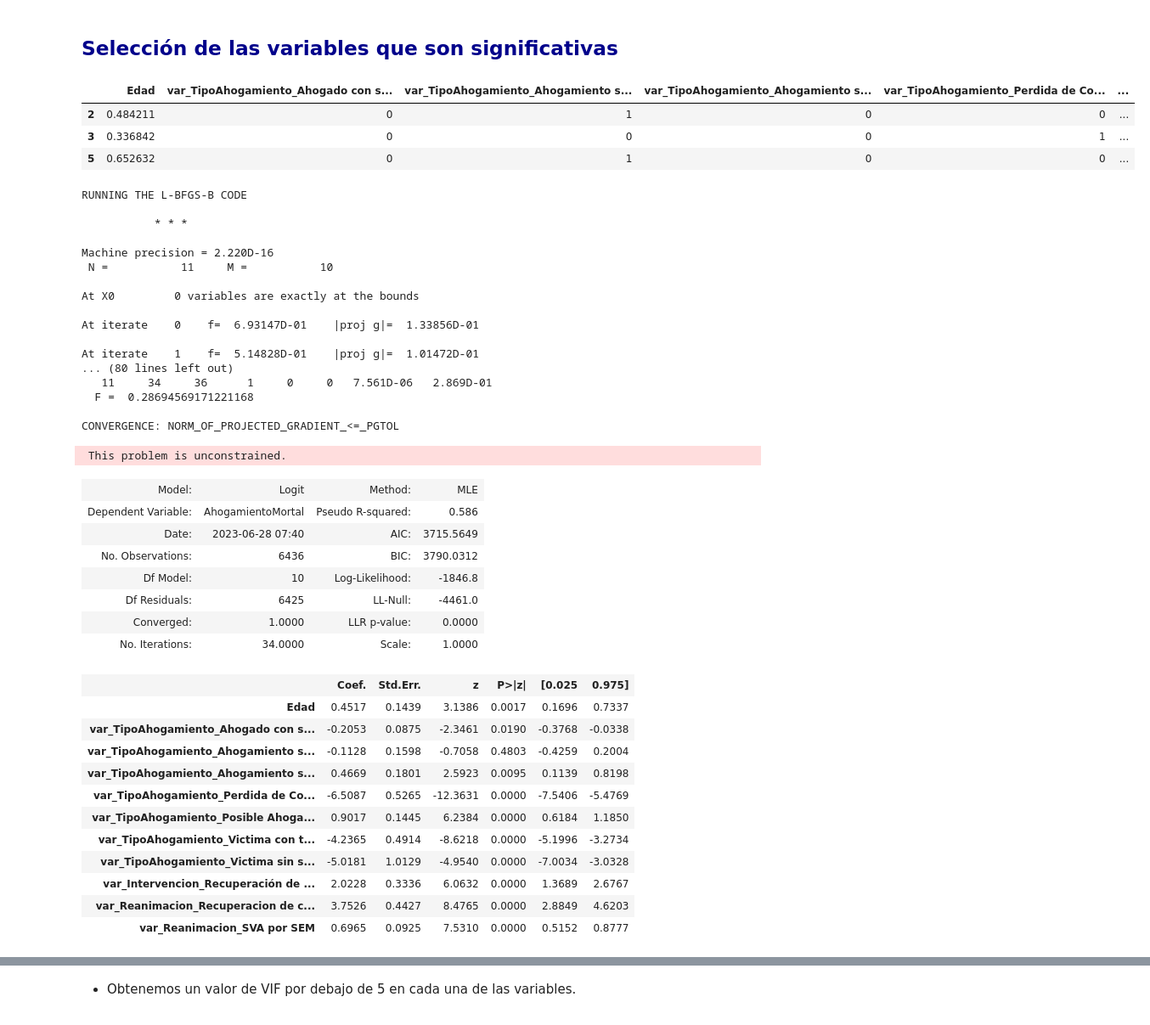
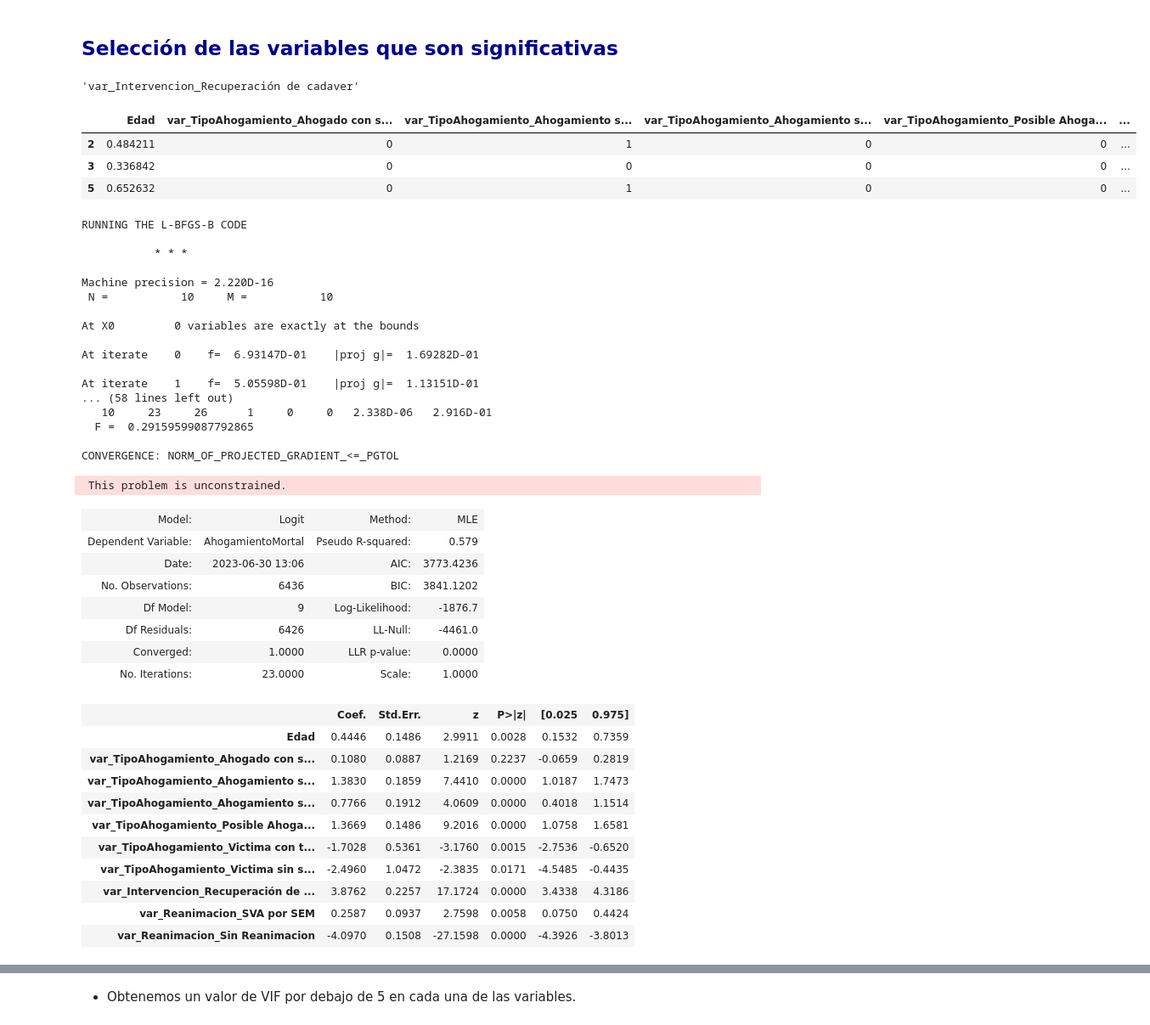
Before and after one commit to adrianova8/Datos_Ahogamientos_Espana, a Jupyter notebook: TFM - Notebooks/Machine Learning Techniques/Classification (Binary Logistic Regression).ipynb, the cells around one changed output, grey strips where cells are left out. Shown at 85% size. Drawn from its saved outputs; the diff is of its cells as text; code cells hidden in the pictures.

```diff
--- a/TFM - Notebooks/Machine Learning Techniques/Classification (Binary Logistic Regression).ipynb
+++ b/TFM - Notebooks/Machine Learning Techniques/Classification (Binary Logistic Regression).ipynb
@@ -374,15 +394,19 @@ array([3.08806151, 1.9755382 , 0.03532188, 0.09647457, 0.14504714,
 + Podemos realizar un análisis de valores propios (Eigenvalues) de la matriz de correlación. Si uno o más valores propios son cercanos a cero, indica una posible multicolinealidad. Un eigenvalue alto indica que una gran cantidad de varianza está siendo explicada por las variables en el conjunto, lo que sugiere una baja multicolinealidad. Por otro lado, un eigenvalue cercano a cero indica que hay una alta cantidad de varianza no explicada por las variables, lo que sugiere una posible presencia de multicolinealidad.
 # %% [markdown]
 ## <span style=color:darkblue>Selección de las variables que son significativas</span>
+# %%
+X.columns[8]
+# %% [output]
+'var_Intervencion_Recuperación de cadaver'
 # %%
 # Seleccionamos las variables que finalmente son candidatas para nuestro modelo
-columns_excluded = [11] # Eliminamos 'var_Reanimacion_Sin Reanimacion', altamente correlacionado y VIF alto
+columns_excluded = [4, 9] # 4 y 9
 X_selected = X.drop(X.columns[columns_excluded], axis = 1)
 X_selected.head(3)
 # %% [output]
-|  | Edad | var_TipoAhogamiento_Ahogado con s... | var_TipoAhogamiento_Ahogamiento s... | var_TipoAhogamiento_Ahogamiento s... | var_TipoAhogamiento_Perdida de Co... | ... |
+|  | Edad | var_TipoAhogamiento_Ahogado con s... | var_TipoAhogamiento_Ahogamiento s... | var_TipoAhogamiento_Ahogamiento s... | var_TipoAhogamiento_Posible Ahoga... | ... |
 | 2 | 0.484211 | 0 | 1 | 0 | 0 | ... |
-| 3 | 0.336842 | 0 | 0 | 0 | 1 | ... |
+| 3 | 0.336842 | 0 | 0 | 0 | 0 | ... |
 | 5 | 0.652632 | 0 | 1 | 0 | 0 | ... |
 # %%
 # Analizamos los resultados
@@ -394,16 +418,16 @@ RUNNING THE L-BFGS-B CODE
            * * *
 
 Machine precision = 2.220D-16
- N =           11     M =           10
+ N =           10     M =           10
 
 At X0         0 variables are exactly at the bounds
 
-At iterate    0    f=  6.93147D-01    |proj g|=  1.33856D-01
+At iterate    0    f=  6.93147D-01    |proj g|=  1.69282D-01
 
-At iterate    1    f=  5.14828D-01    |proj g|=  1.01472D-01
-... (80 lines left out)
-   11     34     36      1     0     0   7.561D-06   2.869D-01
-  F =  0.28694569171221168
+At iterate    1    f=  5.05598D-01    |proj g|=  1.13151D-01
+... (58 lines left out)
+   10     23     26      1     0     0   2.338D-06   2.916D-01
+  F =  0.29159599087792865
 
 CONVERGENCE: NORM_OF_PROJECTED_GRADIENT_<=_PGTOL
  This problem is unconstrained.
@@ -412,25 +436,24 @@ CONVERGENCE: NORM_OF_PROJECTED_GRADIENT_<=_PGTOL
 result.summary2()
 # %% [output]
 | Model: | Logit | Method: | MLE |
-| Dependent Variable: | AhogamientoMortal | Pseudo R-squared: | 0.586 |
-| Date: | 2023-06-28 07:40 | AIC: | 3715.5649 |
-| No. Observations: | 6436 | BIC: | 3790.0312 |
-| Df Model: | 10 | Log-Likelihood: | -1846.8 |
-| Df Residuals: | 6425 | LL-Null: | -4461.0 |
+| Dependent Variable: | AhogamientoMortal | Pseudo R-squared: | 0.579 |
+| Date: | 2023-06-30 13:06 | AIC: | 3773.4236 |
+| No. Observations: | 6436 | BIC: | 3841.1202 |
+| Df Model: | 9 | Log-Likelihood: | -1876.7 |
+| Df Residuals: | 6426 | LL-Null: | -4461.0 |
 | Converged: | 1.0000 | LLR p-value: | 0.0000 |
-| No. Iterations: | 34.0000 | Scale: | 1.0000 |
+| No. Iterations: | 23.0000 | Scale: | 1.0000 |
 |  | Coef. | Std.Err. | z | P>|z| | [0.025 | 0.975] |
-| Edad | 0.4517 | 0.1439 | 3.1386 | 0.0017 | 0.1696 | 0.7337 |
-| var_TipoAhogamiento_Ahogado con s... | -0.2053 | 0.0875 | -2.3461 | 0.0190 | -0.3768 | -0.0338 |
-| var_TipoAhogamiento_Ahogamiento s... | -0.1128 | 0.1598 | -0.7058 | 0.4803 | -0.4259 | 0.2004 |
-| var_TipoAhogamiento_Ahogamiento s... | 0.4669 | 0.1801 | 2.5923 | 0.0095 | 0.1139 | 0.8198 |
-| var_TipoAhogamiento_Perdida de Co... | -6.5087 | 0.5265 | -12.3631 | 0.0000 | -7.5406 | -5.4769 |
-| var_TipoAhogamiento_Posible Ahoga... | 0.9017 | 0.1445 | 6.2384 | 0.0000 | 0.6184 | 1.1850 |
-| var_TipoAhogamiento_Victima con t... | -4.2365 | 0.4914 | -8.6218 | 0.0000 | -5.1996 | -3.2734 |
-| var_TipoAhogamiento_Victima sin s... | -5.0181 | 1.0129 | -4.9540 | 0.0000 | -7.0034 | -3.0328 |
-| var_Intervencion_Recuperación de ... | 2.0228 | 0.3336 | 6.0632 | 0.0000 | 1.3689 | 2.6767 |
-| var_Reanimacion_Recuperacion de c... | 3.7526 | 0.4427 | 8.4765 | 0.0000 | 2.8849 | 4.6203 |
-| var_Reanimacion_SVA por SEM | 0.6965 | 0.0925 | 7.5310 | 0.0000 | 0.5152 | 0.8777 |
+| Edad | 0.4446 | 0.1486 | 2.9911 | 0.0028 | 0.1532 | 0.7359 |
+| var_TipoAhogamiento_Ahogado con s... | 0.1080 | 0.0887 | 1.2169 | 0.2237 | -0.0659 | 0.2819 |
+| var_TipoAhogamiento_Ahogamiento s... | 1.3830 | 0.1859 | 7.4410 | 0.0000 | 1.0187 | 1.7473 |
+| var_TipoAhogamiento_Ahogamiento s... | 0.7766 | 0.1912 | 4.0609 | 0.0000 | 0.4018 | 1.1514 |
+| var_TipoAhogamiento_Posible Ahoga... | 1.3669 | 0.1486 | 9.2016 | 0.0000 | 1.0758 | 1.6581 |
+| var_TipoAhogamiento_Victima con t... | -1.7028 | 0.5361 | -3.1760 | 0.0015 | -2.7536 | -0.6520 |
+| var_TipoAhogamiento_Victima sin s... | -2.4960 | 1.0472 | -2.3835 | 0.0171 | -4.5485 | -0.4435 |
+| var_Intervencion_Recuperación de ... | 3.8762 | 0.2257 | 17.1724 | 0.0000 | 3.4338 | 4.3186 |
+| var_Reanimacion_SVA por SEM | 0.2587 | 0.0937 | 2.7598 | 0.0058 | 0.0750 | 0.4424 |
+| var_Reanimacion_Sin Reanimacion | -4.0970 | 0.1508 | -27.1598 | 0.0000 | -4.3926 | -3.8013 |
 # %%
 # Calculo del VIF
 vif = pd.DataFrame()
```
Also changed, not shown: parts of 29 cells of this notebook.
